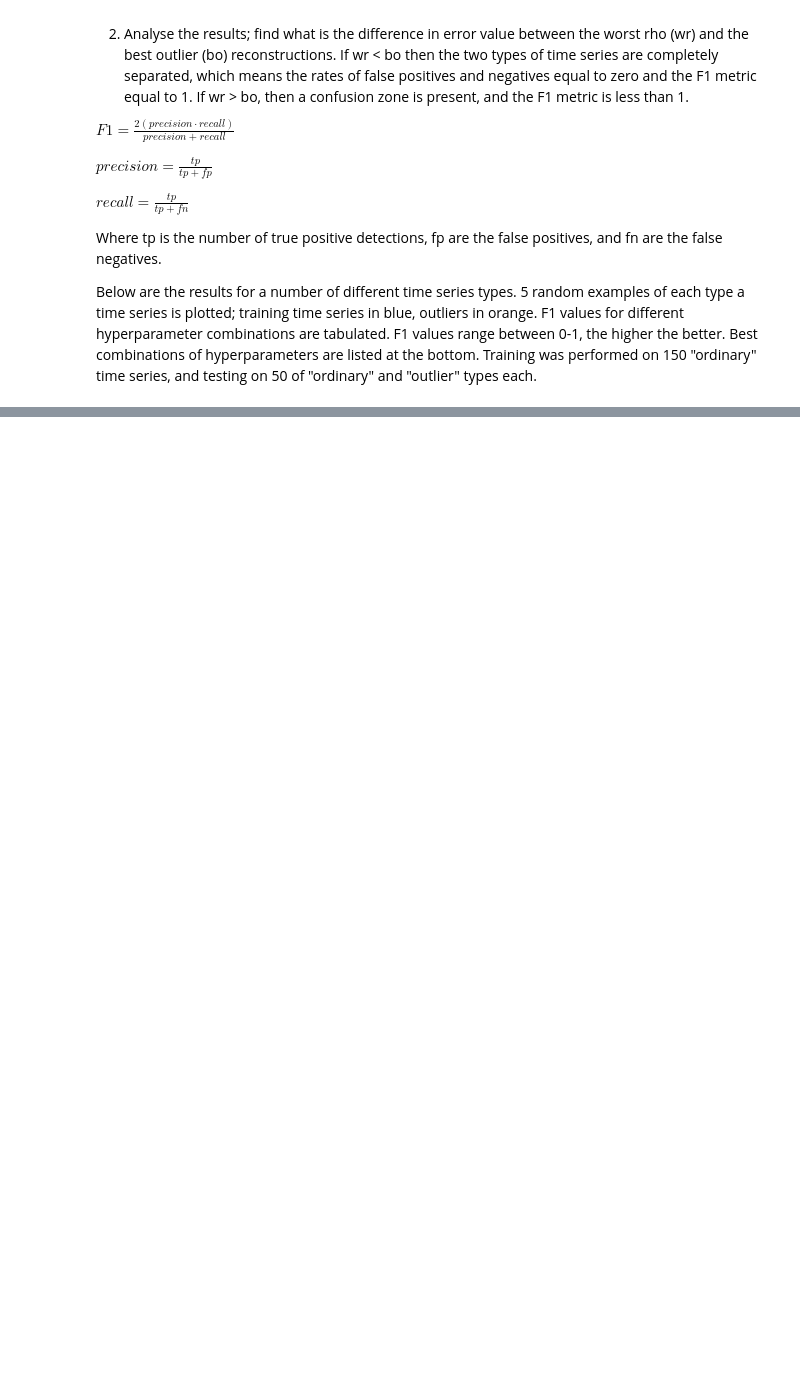
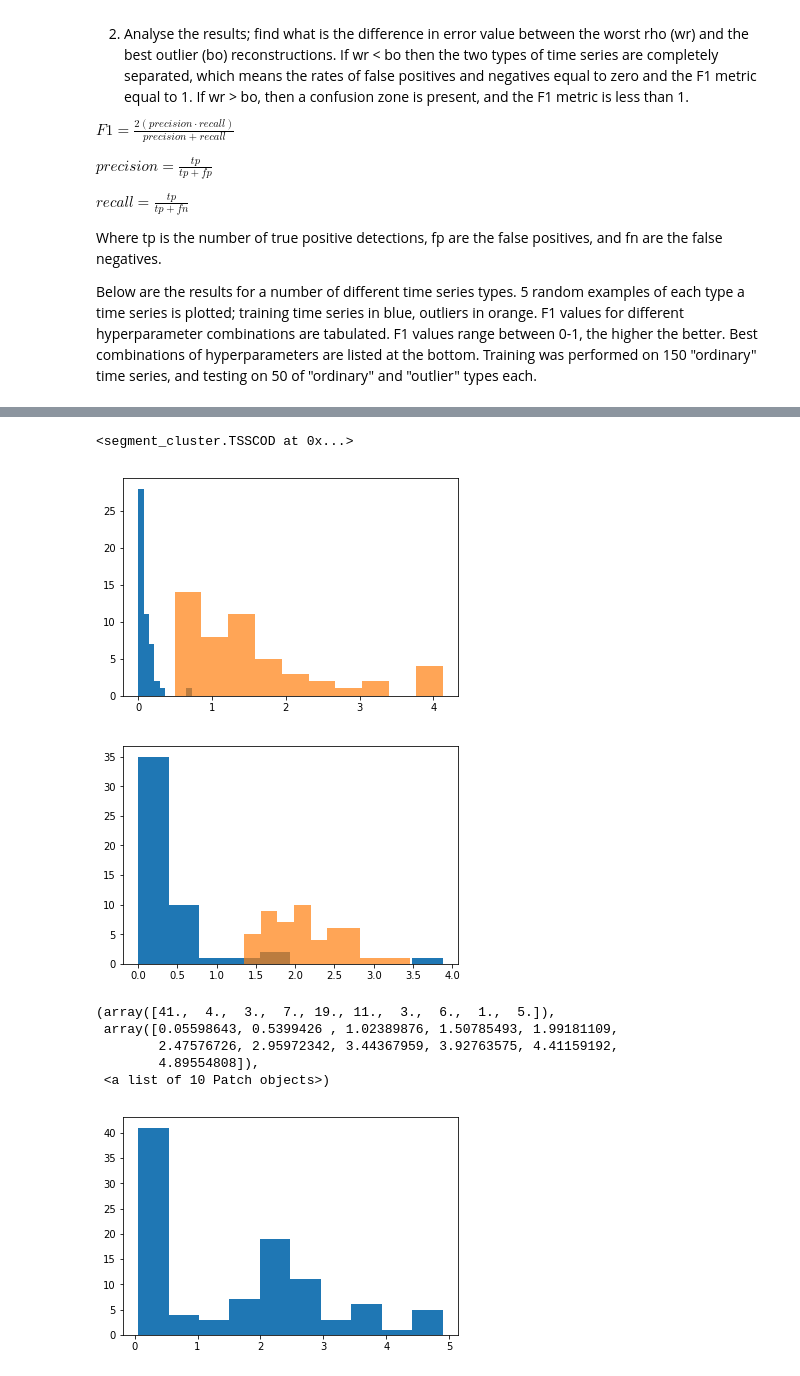
Before and after one commit to jorwatkapola/timeseries_segment_clustering, a Jupyter notebook: algorithm_tests_synthetic_data.ipynb, the cells around one changed output, grey strips where cells are left out. Drawn from its saved outputs; the diff is of its cells as text; code cells hidden in the pictures; blank space fills up the shorter version.

```diff
--- a/algorithm_tests_synthetic_data.ipynb
+++ b/algorithm_tests_synthetic_data.ipynb
@@ -204,0 +343,30 @@ K200.0     0.84     1.00      0.95       1.0      0.98
+# %%
+#train on boxes, test against rho
+tsscod_box = sc.TSSCOD(k_clusters = 200, seg_len = 10)
+box_data = np.loadtxt("data/synthetic_boxes.csv", delimiter=',')
+tsscod_box.train(box_data[0:150], random_state = 0)
+# %% [output]
+<segment_cluster.TSSCOD at 0x...>
+# %%
+validation = tsscod_box.validate(np.vstack((box_data[150:200],rho_data[0:50])), MSE=True)
+# %%
+zvalidation1=zscore(validation[:, 1])
+zvalidation1+=abs(np.min(zvalidation1))
+zvalidation0=zscore(validation[:, 0])
+zvalidation0+=abs(np.min(zvalidation0))
+plt.hist((zvalidation1[0:50]), alpha =1)
+plt.hist((zvalidation1[50:]), alpha =0.7)
+plt.show()
+
+plt.hist((zvalidation0[0:50]), alpha =1)
+plt.hist((zvalidation0[50:]), alpha =0.7)
+plt.show()
+# %% [output]
+[figure, added]
+[figure, added]
+(array([41.,  4.,  3.,  7., 19., 11.,  3.,  6.,  1.,  5.]),
+ array([0.05598643, 0.5399426 , 1.02389876, 1.50785493, 1.99181109,
+        2.47576726, 2.95972342, 3.44367959, 3.92763575, 4.41159192,
+        4.89554808]),
+ <a list of 10 Patch objects>)
+[figure, added]
```
Also changed, not shown: parts of 13 cells of this notebook, 43 other files.
